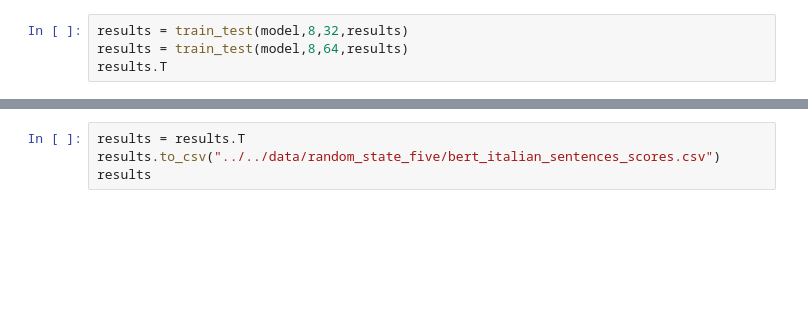
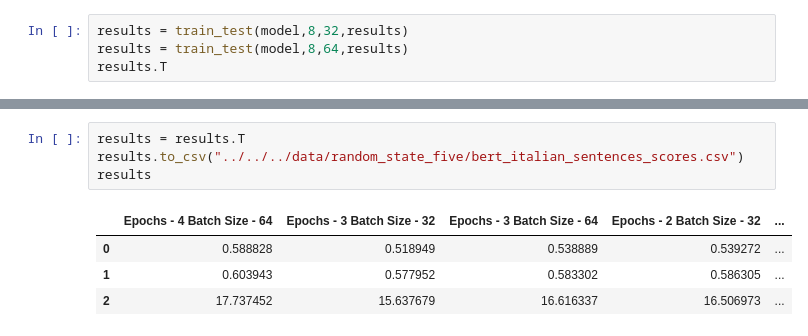
Before and after one commit to JackMcKechnie/Leveraging-Language-Formality-for-Sensitivity-Classification, a Jupyter notebook: src/deep_learning/bert_tests/bert_tests_early_stopping.ipynb, the cells around one changed output, grey strips where cells are left out. Cells and saved outputs as stored; diff of their text form; blank space fills up the shorter version.

```diff
--- a/src/deep_learning/bert_tests/bert_tests_early_stopping.ipynb
+++ b/src/deep_learning/bert_tests/bert_tests_early_stopping.ipynb
@@ -166,4 +213,9 @@ results.T
 # %%
 results = results.T
-results.to_csv("../../data/random_state_five/bert_italian_sentences_scores.csv")
+results.to_csv("../../../data/random_state_five/bert_italian_sentences_scores.csv")
 results
+# %% [output]
+|  | Epochs - 4 Batch Size - 64 | Epochs - 3 Batch Size - 32 | Epochs - 3 Batch Size - 64 | Epochs - 2 Batch Size - 32 | ... |
+| 0 | 0.588828 | 0.518949 | 0.538889 | 0.539272 | ... |
+| 1 | 0.603943 | 0.577952 | 0.583302 | 0.586305 | ... |
+| 2 | 17.737452 | 15.637679 | 16.616337 | 16.506973 | ... |
```
Also changed, not shown: parts of 7 cells of this notebook, 7 other files.
